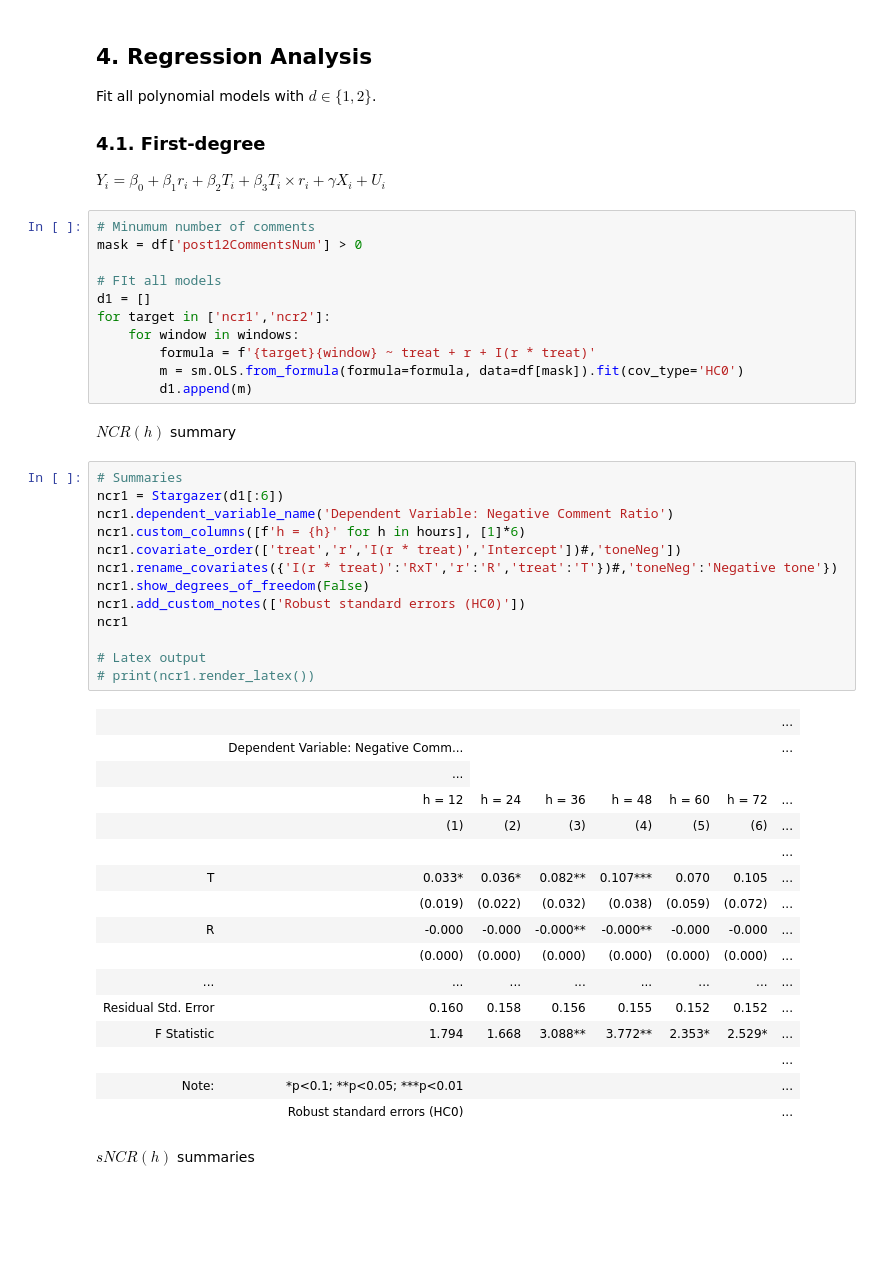
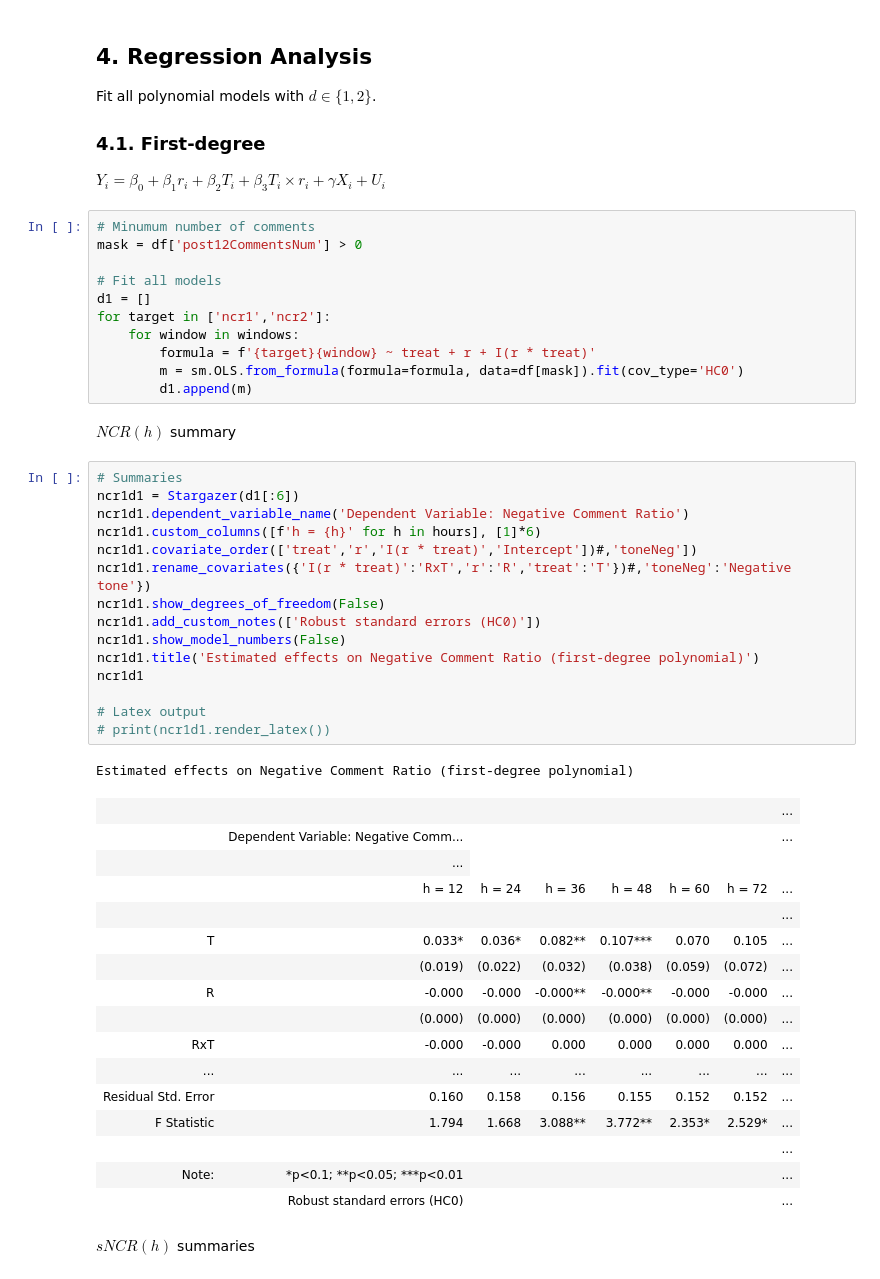
Before and after one commit to ArturoSbr/youtube-dislike-count, a Jupyter notebook: cod/02_analysis/01_analysis.ipynb, the cells around one changed output. Drawn from its saved outputs; the diff is of its cells as text; blank space fills up the shorter version.

```diff
--- a/cod/02_analysis/01_analysis.ipynb
+++ b/cod/02_analysis/01_analysis.ipynb
@@ -244,7 +244,7 @@ $Y_i = \beta_0 + \beta_1 r_i + \beta_2 T_i + \beta_3 T_i \times r_i + \gamma X_i
 # Minumum number of comments
 mask = df['post12CommentsNum'] > 0
 
-# FIt all models
+# Fit all models
 d1 = []
 for target in ['ncr1','ncr2']:
     for window in windows:
@@ -255,28 +255,31 @@ for target in ['ncr1','ncr2']:
 $NCR(h)$ summary
 # %%
 # Summaries
-ncr1 = Stargazer(d1[:6])
-ncr1.dependent_variable_name('Dependent Variable: Negative Comment Ratio')
-ncr1.custom_columns([f'h = {h}' for h in hours], [1]*6)
-ncr1.covariate_order(['treat','r','I(r * treat)','Intercept'])#,'toneNeg'])
-ncr1.rename_covariates({'I(r * treat)':'RxT','r':'R','treat':'T'})#,'toneNeg':'Negative tone'})
-ncr1.show_degrees_of_freedom(False)
-ncr1.add_custom_notes(['Robust standard errors (HC0)'])
-ncr1
+ncr1d1 = Stargazer(d1[:6])
+ncr1d1.dependent_variable_name('Dependent Variable: Negative Comment Ratio')
+ncr1d1.custom_columns([f'h = {h}' for h in hours], [1]*6)
+ncr1d1.covariate_order(['treat','r','I(r * treat)','Intercept'])#,'toneNeg'])
+ncr1d1.rename_covariates({'I(r * treat)':'RxT','r':'R','treat':'T'})#,'toneNeg':'Negative tone'})
+ncr1d1.show_degrees_of_freedom(False)
+ncr1d1.add_custom_notes(['Robust standard errors (HC0)'])
+ncr1d1.show_model_numbers(False)
+ncr1d1.title('Estimated effects on Negative Comment Ratio (first-degree polynomial)')
+ncr1d1
 
 # Latex output
-# print(ncr1.render_latex())
+# print(ncr1d1.render_latex())
 # %% [output]
+Estimated effects on Negative Comment Ratio (first-degree polynomial)
 |  |  |  |  |  |  |  | ... |
 |  | Dependent Variable: Negative Comm... |  |  |  |  |  | ... |
 |  | ... |
 |  | h = 12 | h = 24 | h = 36 | h = 48 | h = 60 | h = 72 | ... |
-|  | (1) | (2) | (3) | (4) | (5) | (6) | ... |
 |  |  |  |  |  |  |  | ... |
 | T | 0.033* | 0.036* | 0.082** | 0.107*** | 0.070 | 0.105 | ... |
 |  | (0.019) | (0.022) | (0.032) | (0.038) | (0.059) | (0.072) | ... |
 | R | -0.000 | -0.000 | -0.000** | -0.000** | -0.000 | -0.000 | ... |
 |  | (0.000) | (0.000) | (0.000) | (0.000) | (0.000) | (0.000) | ... |
+| RxT | -0.000 | -0.000 | 0.000 | 0.000 | 0.000 | 0.000 | ... |
 | ... | ... | ... | ... | ... | ... | ... | ... |
 | Residual Std. Error | 0.160 | 0.158 | 0.156 | 0.155 | 0.152 | 0.152 | ... |
 | F Statistic | 1.794 | 1.668 | 3.088** | 3.772** | 2.353* | 2.529* | ... |
```
Also changed, not shown: parts of 27 cells of this notebook.
